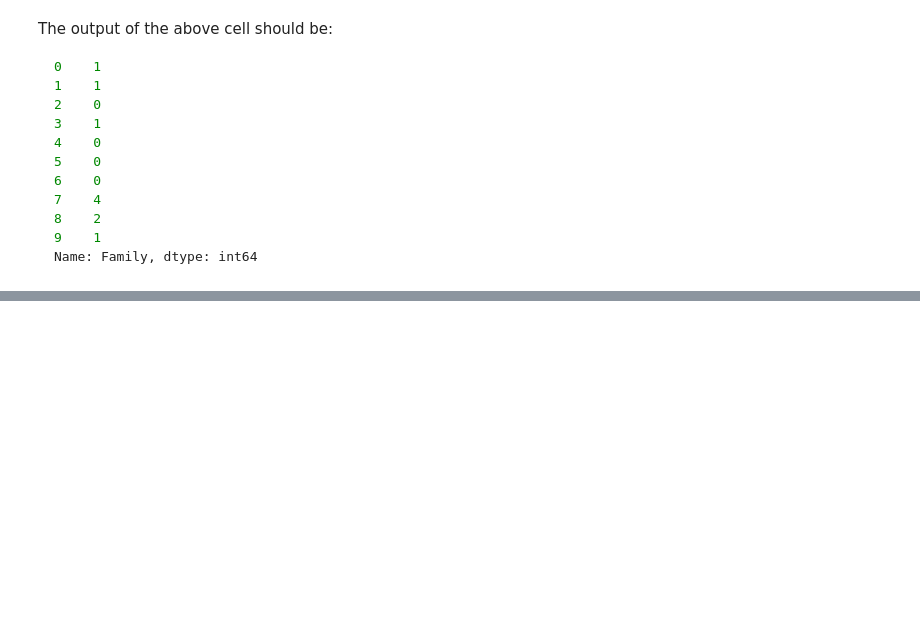
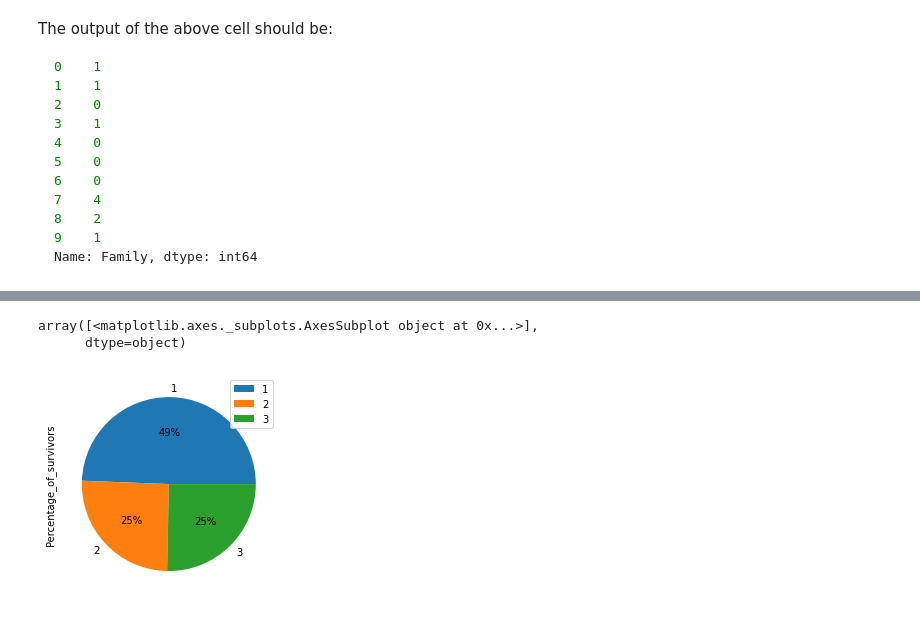
Before and after one commit to julsanchezsa/AlgorithmsUN2022II, a Jupyter notebook: Quiz2/julsanchezsa_Quiz_2.ipynb, the cells around one changed output, grey strips where cells are left out. Cells and saved outputs as stored; diff of their text form; code cells hidden in the pictures; blank space fills up the shorter version.

```diff
--- a/Quiz2/julsanchezsa_Quiz_2.ipynb
+++ b/Quiz2/julsanchezsa_Quiz_2.ipynb
@@ -698,0 +797,27 @@ Modififying quizzes from
+# %%
+#analysis:
+#we obtained the percentage of survivors in each class
+#the results show us the biggest probability on the first class
+
+total_passengers=titanic[['Survived','Pclass',]]
+survived = total_passengers[total_passengers.Survived == 1]
+survivedcount= survived.groupby('Pclass').count()
+
+counttp = total_passengers.groupby('Pclass').count()
+counttp.rename(columns = {'Survived':'Total_passengers'}, inplace = True)
+percentage_survivors = pd.concat([counttp,survivedcount.Survived],axis = 1)
+
+
+listapercentages = []
+for Pclass, numbers in percentage_survivors.iterrows():
+  percentage = (numbers.Survived*100)/numbers.Total_passengers
+  listapercentages.append(percentage)
+tempdf = pd.DataFrame({"Percentage_of_survivors":listapercentages})
+reindex = percentage_survivors.index
+tempdf = tempdf.reindex(reindex, method='ffill')
+
+tempdf.plot(kind = "pie",subplots = True,autopct='%1.0f%%')
+# %% [output]
+array([<matplotlib.axes._subplots.AxesSubplot object at 0x...>],
+      dtype=object)
+[figure, added]
```
Also changed, not shown: parts of 14 cells of this notebook.
